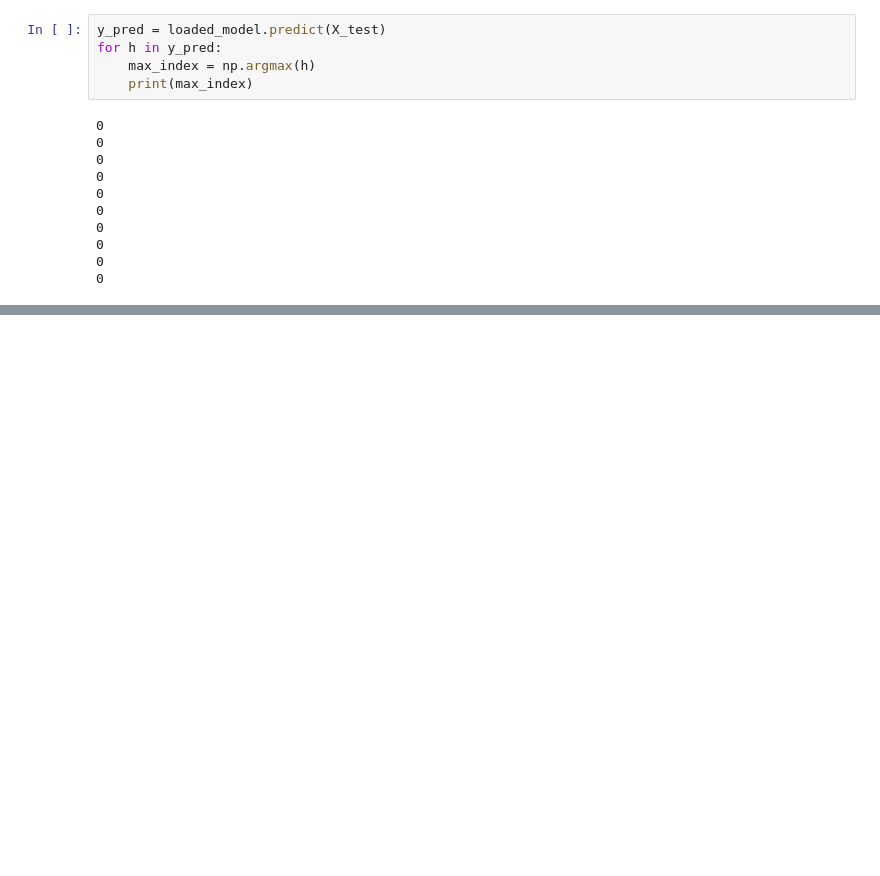
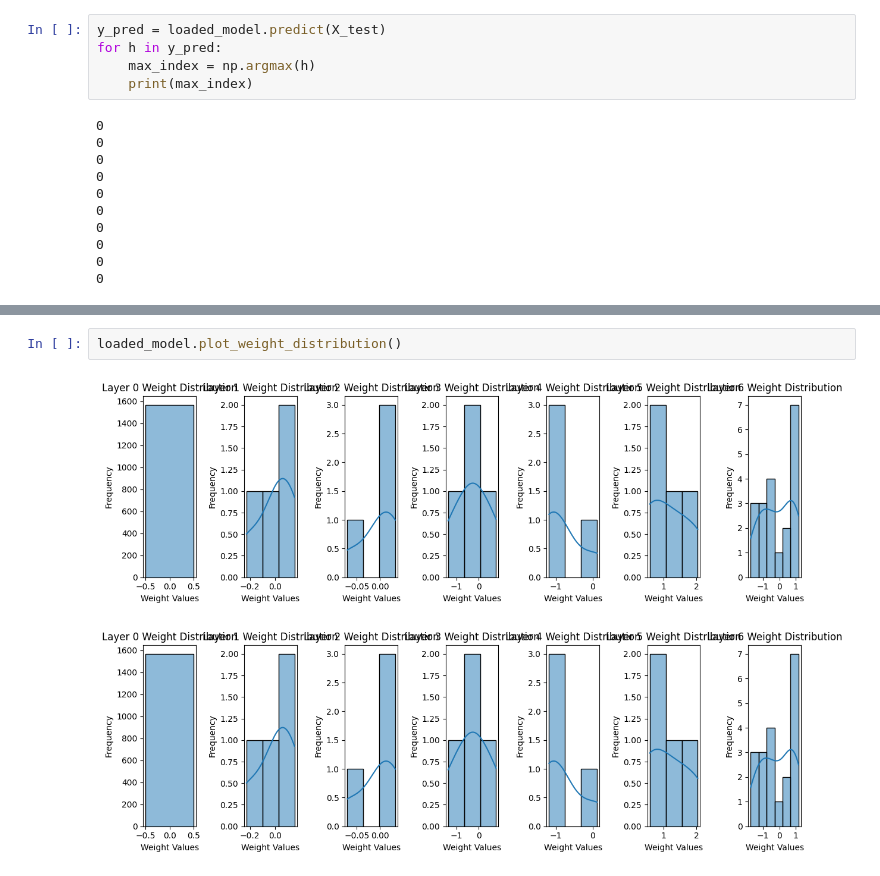
Before and after one commit to evelynnn04/ML-Tubes1-K33, a Jupyter notebook: ANN_basic.ipynb, the cells around one changed output, grey strips where cells are left out. Saved outputs shown, nothing was run; the diff lists cells and outputs as text; blank space fills up the shorter version.

```diff
--- a/ANN_basic.ipynb
+++ b/ANN_basic.ipynb
@@ -489,0 +597,5 @@ for h in y_pred:
+# %%
+loaded_model.plot_weight_distribution()
+# %% [output]
+[figure, added]
+[figure, added]
```
Also changed, not shown: parts of 16 cells of this notebook, 4 other files.
